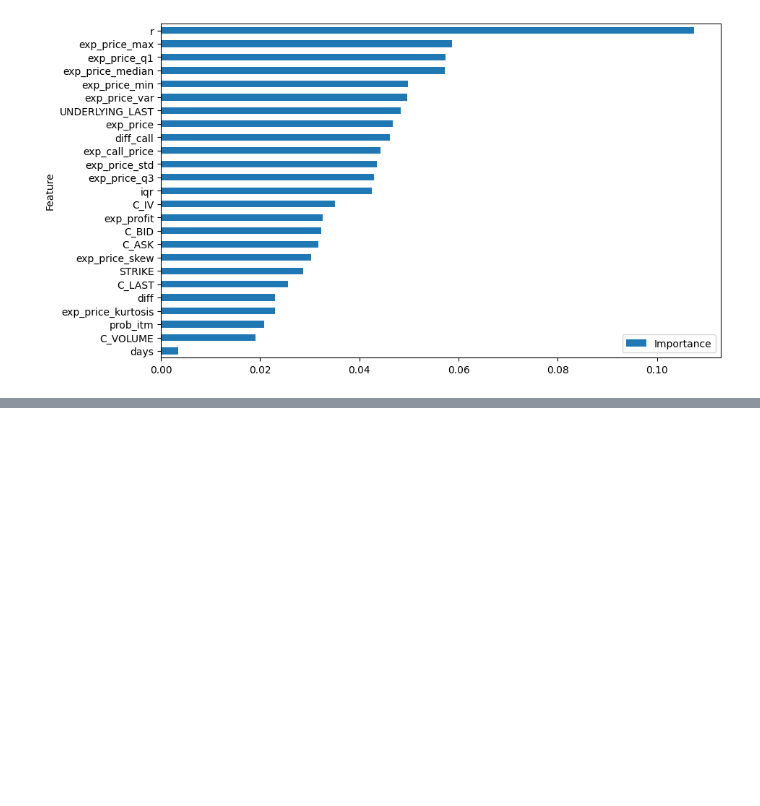
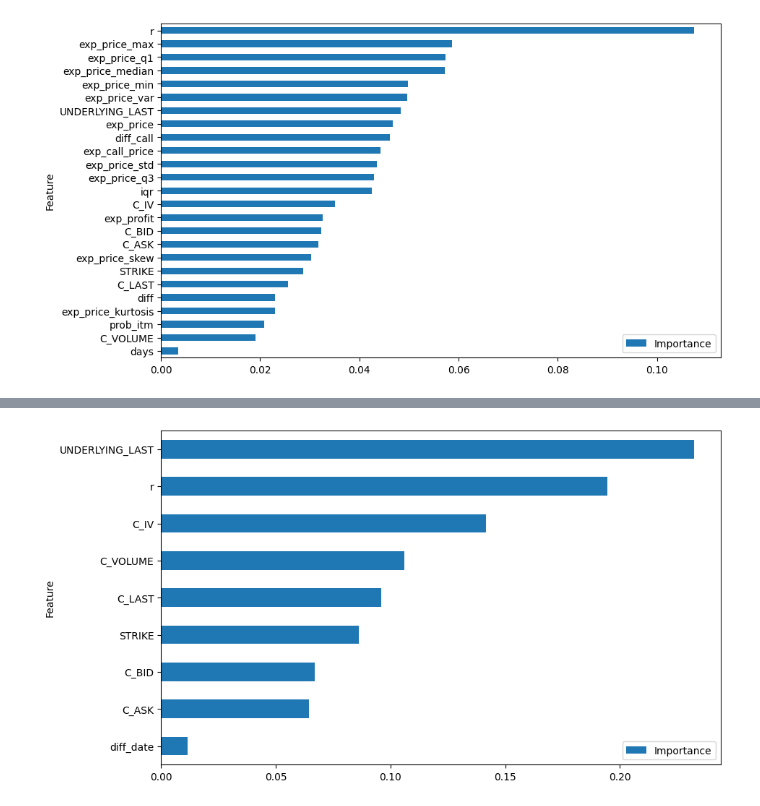
Before and after one commit to adalseno/mmar, a Jupyter notebook: notebooks/ml_draft3.ipynb, the cells around one changed output, grey strips where cells are left out. Drawn from its saved outputs; the diff is of its cells as text; code cells hidden in the pictures; blank space fills up the shorter version.

```diff
--- a/notebooks/ml_draft3.ipynb
+++ b/notebooks/ml_draft3.ipynb
@@ -354,0 +423,4 @@ feature_importance.plot(x='Feature', y='Importance', kind='barh', figsize=(10, 6
+# %%
+n_iter = 200
+verbose_level = 1
+n_jobs = 4
@@ -354,0 +504,8 @@ feature_importance.plot(x='Feature', y='Importance', kind='barh', figsize=(10, 6
+# %%
+coefficients = best_model.named_steps["rf"].feature_importances_
+
+feature_importance = pd.DataFrame({'Feature': orig_df.columns, 'Importance': np.abs(coefficients)})
+feature_importance = feature_importance.sort_values('Importance', ascending=True)
+feature_importance.plot(x='Feature', y='Importance', kind='barh', figsize=(10, 6));
+# %% [output]
+[figure, added]
```
Also changed, not shown: parts of 22 cells of this notebook.
